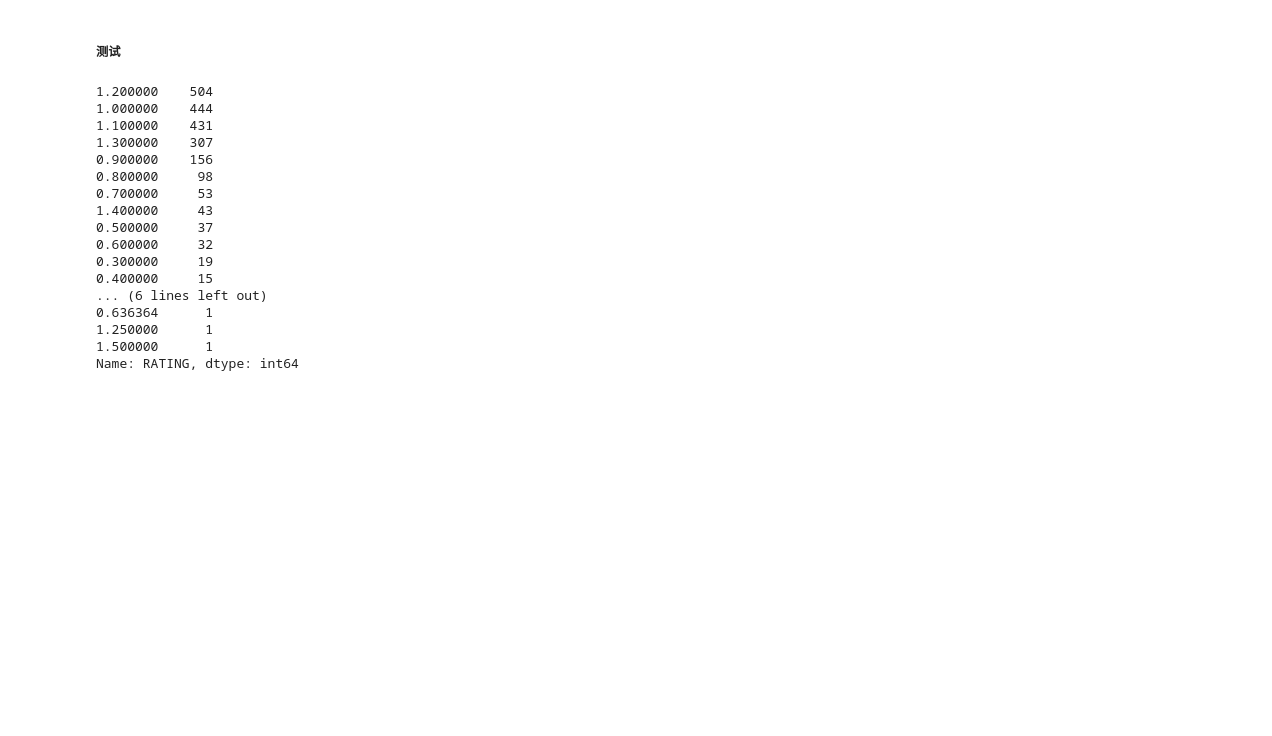
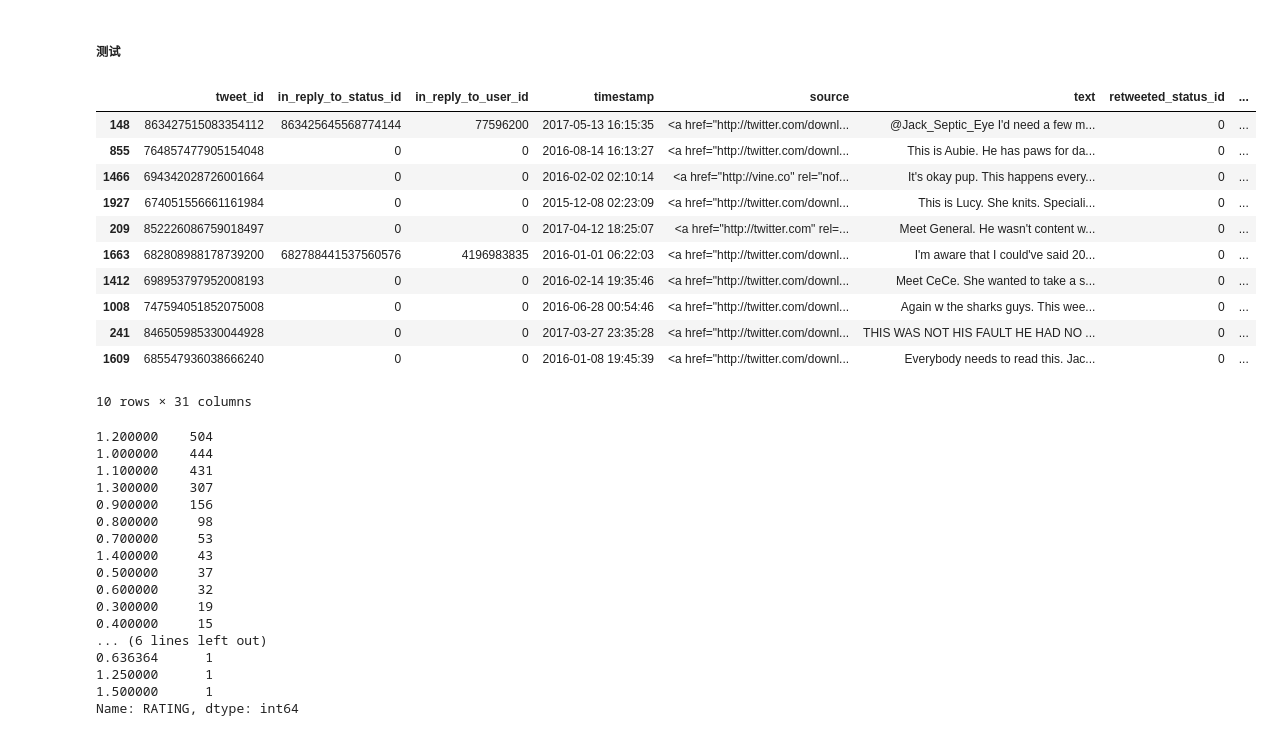
Before and after one commit to flamever2015/Udacity_Data_Science-p2, a Jupyter notebook: wrangle_act.ipynb, the cells around one changed output. Saved outputs shown, nothing was run; the diff lists cells and outputs as text; code cells hidden in the pictures; blank space fills up the shorter version.

```diff
--- a/wrangle_act.ipynb
+++ b/wrangle_act.ipynb
@@ -670,7 +792,20 @@ twitter_archive_enhanced_clean = twitter_archive_enhanced_clean[np.abs(twitter_a
 # %% [markdown]
 ##### 测试
 # %%
-twitter_archive_enhanced_clean.sample(30)
+twitter_archive_enhanced_clean.sample(10)
+# %% [output]
+|  | tweet_id | in_reply_to_status_id | in_reply_to_user_id | timestamp | source | text | retweeted_status_id | ... |
+| 148 | 863427515083354112 | 863425645568774144 | 77596200 | 2017-05-13 16:15:35 | <a href="http://twitter.com/downl... | @Jack_Septic_Eye I'd need a few m... | 0 | ... |
+| 855 | 764857477905154048 | 0 | 0 | 2016-08-14 16:13:27 | <a href="http://twitter.com/downl... | This is Aubie. He has paws for da... | 0 | ... |
+| 1466 | 694342028726001664 | 0 | 0 | 2016-02-02 02:10:14 | <a href="http://vine.co" rel="nof... | It's okay pup. This happens every... | 0 | ... |
+| 1927 | 674051556661161984 | 0 | 0 | 2015-12-08 02:23:09 | <a href="http://twitter.com/downl... | This is Lucy. She knits. Speciali... | 0 | ... |
+| 209 | 852226086759018497 | 0 | 0 | 2017-04-12 18:25:07 | <a href="http://twitter.com" rel=... | Meet General. He wasn't content w... | 0 | ... |
+| 1663 | 682808988178739200 | 682788441537560576 | 4196983835 | 2016-01-01 06:22:03 | <a href="http://twitter.com/downl... | I'm aware that I could've said 20... | 0 | ... |
+| 1412 | 698953797952008193 | 0 | 0 | 2016-02-14 19:35:46 | <a href="http://twitter.com/downl... | Meet CeCe. She wanted to take a s... | 0 | ... |
+| 1008 | 747594051852075008 | 0 | 0 | 2016-06-28 00:54:46 | <a href="http://twitter.com/downl... | Again w the sharks guys. This wee... | 0 | ... |
+| 241 | 846505985330044928 | 0 | 0 | 2017-03-27 23:35:28 | <a href="http://twitter.com/downl... | THIS WAS NOT HIS FAULT HE HAD NO ... | 0 | ... |
+| 1609 | 685547936038666240 | 0 | 0 | 2016-01-08 19:45:39 | <a href="http://twitter.com/downl... | Everybody needs to read this. Jac... | 0 | ... |
+10 rows × 31 columns
 # %%
 # 查看是否还存在奇异值和NaN。
 twitter_archive_enhanced_clean['RATING'].value_counts()
```
Also changed, not shown: parts of 35 cells of this notebook, 1 other file.
